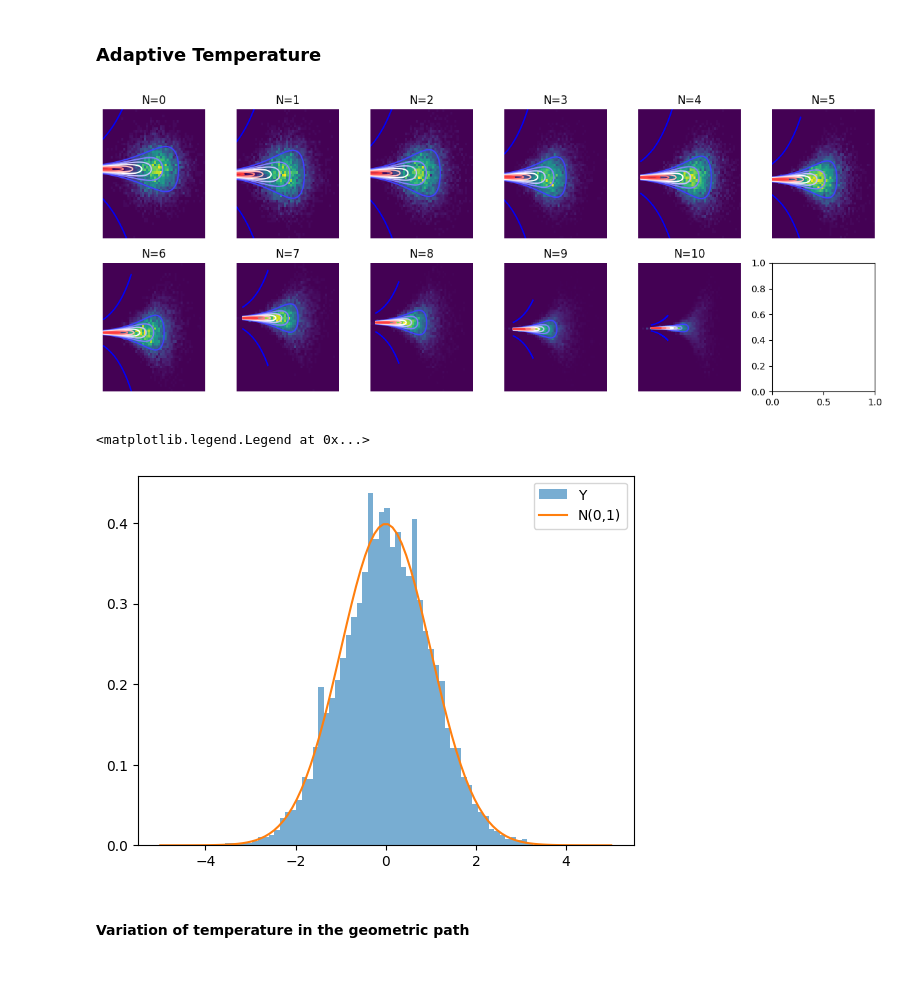
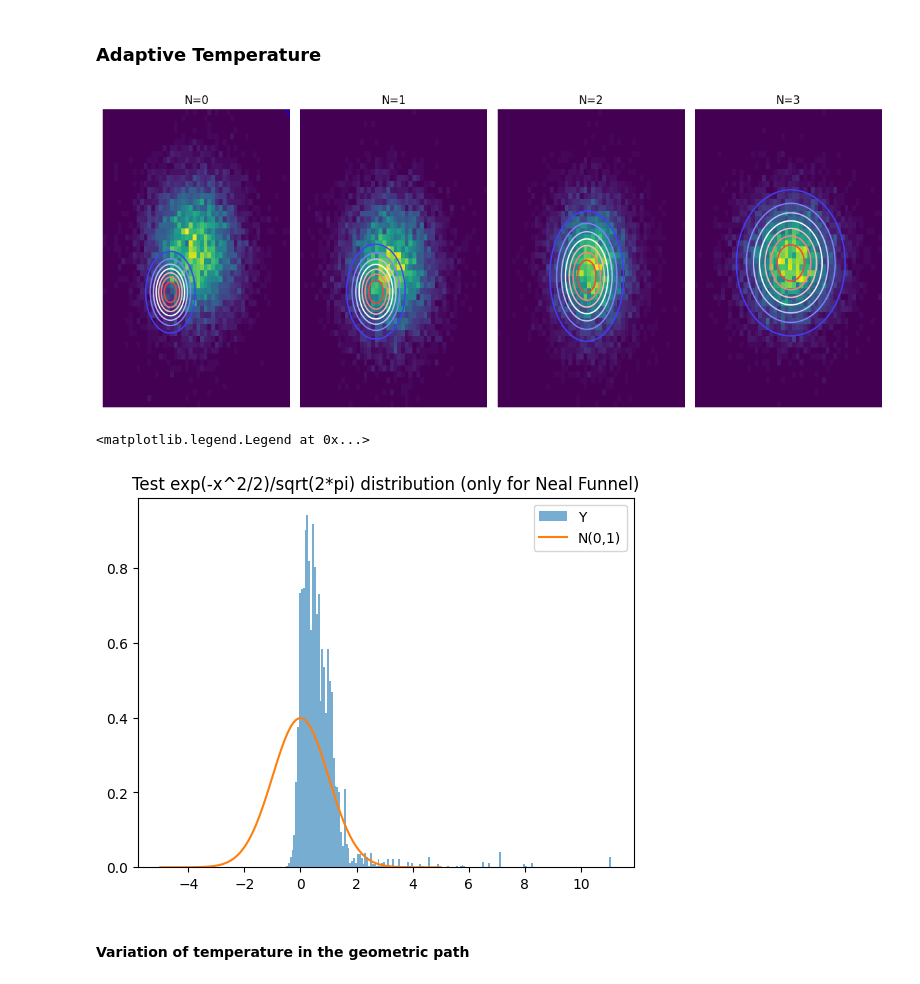
Before and after one commit to alexxthiery/mcjax, a Jupyter notebook: notebooks/sequential_mc/smc.ipynb, the cells around one changed output. Cells and saved outputs as stored; diff of their text form; code cells hidden in the pictures.

Commit message:
Updates: 1. Adaptive temperatures with flexible intermediate distributions 2. changed weights into log_weights 3. Added systematic resampling

```diff
--- a/notebooks/sequential_mc/smc.ipynb
+++ b/notebooks/sequential_mc/smc.ipynb
@@ -108,11 +119,19 @@ plt.show()
 # %%
 # Define the initial and target distributions
 dim = 2
-mu_0 = jnp.zeros(dim)
+mu_0 = jnp.ones(dim)
 sigma_0 = 1.
 log_var_0 = jnp.log(sigma_0**2)
 log_gamma_0 = IsotropicGauss(mu=mu_0, log_var=log_var_0)
-log_gamma_T = NealFunnel()
+
+# log_gamma_T = NealFunnel()
+
+mu_1 = jnp.zeros(dim)
+sigma_1 = 0.5
+log_var_1 = jnp.log(sigma_1**2)
+log_gamma_T = IsotropicGauss(mu=mu_1, log_var=log_var_1)
+
+# log_gamma_T = Banana2D()
 
 
 # Setting up the parameters for the self-adaptive run
@@ -125,9 +144,16 @@ step_size = 2.
 num_substeps = 5
 GSMC = GeometricSMC(log_gamma_0=log_gamma_0,log_gamma_T=log_gamma_T,coefs=coefs,\
                      step_size=step_size,num_substeps=num_substeps)
+GSMC_adaptiverun = jax.jit(GSMC.selfadaptive_run, static_argnums=(0,2))
 # %%
 # Run the self-adaptive run
-particles_arr, _, step_size_arr, acc_rate_arr = GSMC.selfadaptive_run(num_particles=num_particles,key=key_,mc_method=mc_method)
+t, particles_arr, _, step_size_arr, acc_rate_arr, coefs = GSMC_adaptiverun(num_particles=num_particles,key=key_,mc_method=mc_method)
+# Slice the arrays to only include the iterations performed.
+particles_arr = particles_arr[:, :, :t]
+step_size_arr = step_size_arr[:, :t - 1]
+acc_rate_arr  = acc_rate_arr[:, :t - 1]
+coefs = coefs[:t]
+GSMC.coefs = coefs
 # %%
 # Draw the intermediate distributions
 xmin, xmax = -5, 5
@@ -138,31 +164,35 @@ X_flat = X.ravel()
 Y_flat = Y.ravel()
 Z_T = jnp.exp(log_gamma_T.batch(jnp.array([X_flat, Y_flat]).T)).reshape(X.shape)
 
-fig, axes = plt.subplots(nrows=2, ncols=6, figsize=(12, 5))
+ncols = np.min([5, len(GSMC.coefs)])
+nrows = math.ceil(len(GSMC.coefs)/ncols)
+fig, axes = plt.subplots(nrows=nrows, ncols=ncols, figsize=(12, 5))
+axes = np.atleast_2d(axes)
 
 # Loop over the axes to plot something
-for i in range(2):
-    for j in range(6):
-        if (i == 1 and j == 5):
+for i in range(nrows):
+    for j in range(ncols):
+        if i*ncols + j >= len(GSMC.coefs):
             break
         axes[i, j].contour(X, Y, Z_T,color = 'b',label="Final(Theoritical)",cmap='bwr', origin='lower')
-        particles = particles_arr[:,:,i*6+j]
+        particles = particles_arr[:,:,i*ncols+j]
         axes[i, j].hist2d(particles[:,0], particles[:,1], bins=50, cmap='viridis', density=True)
         axes[i, j].set_axis_off()
-        axes[i, j].set_title(f"N={i*6+j}")
+        axes[i, j].set_title(f"N={i*ncols+j}")
 
 plt.tight_layout()
 # %% [output]
-[figure, old version]
+[figure, new version]
 # %%
 plt.figure()
 plt.hist(particles[:,1]*jnp.exp(-particles[:,0]/2), bins="auto", density=True, alpha=0.6, label='Y')
 X = jnp.linspace(-5,5,100)
 plt.plot(X,jnp.exp(-X**2/2)/jnp.sqrt(2*jnp.pi),label="N(0,1)")
+plt.title("Test exp(-x^2/2)/sqrt(2*pi) distribution (only for Neal Funnel)")
 plt.legend()
 # %% [output]
 <matplotlib.legend.Legend at 0x...>
-[figure, old version]
+[figure, new version]
 # %% [markdown]
 #### Variation of temperature in the geometric path
 # %%
```
Also changed, not shown: parts of 6 cells of this notebook, 3 other files.
